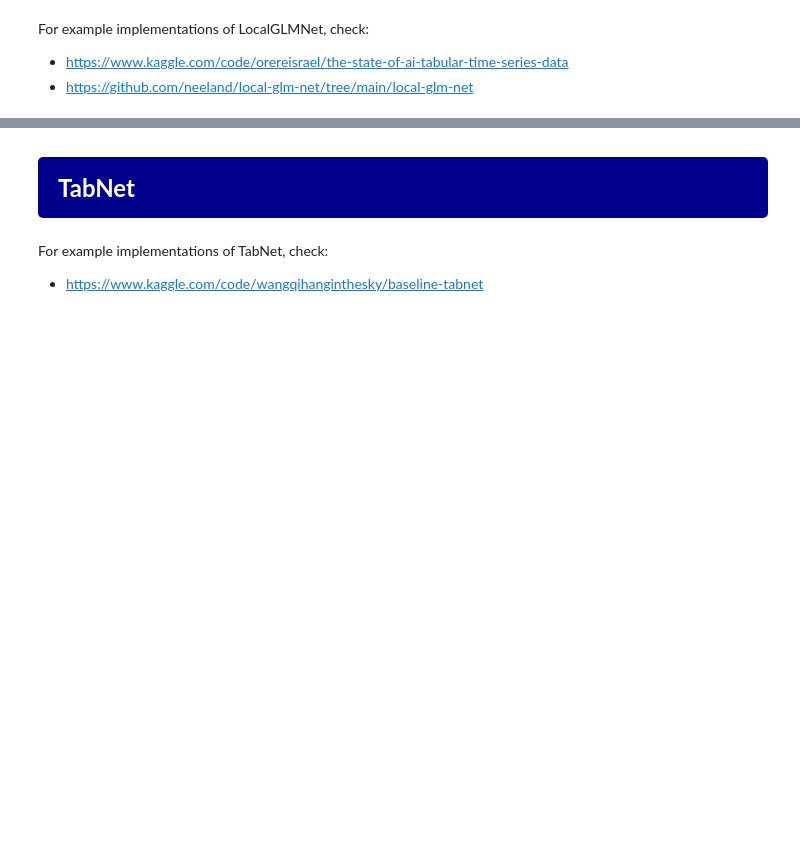
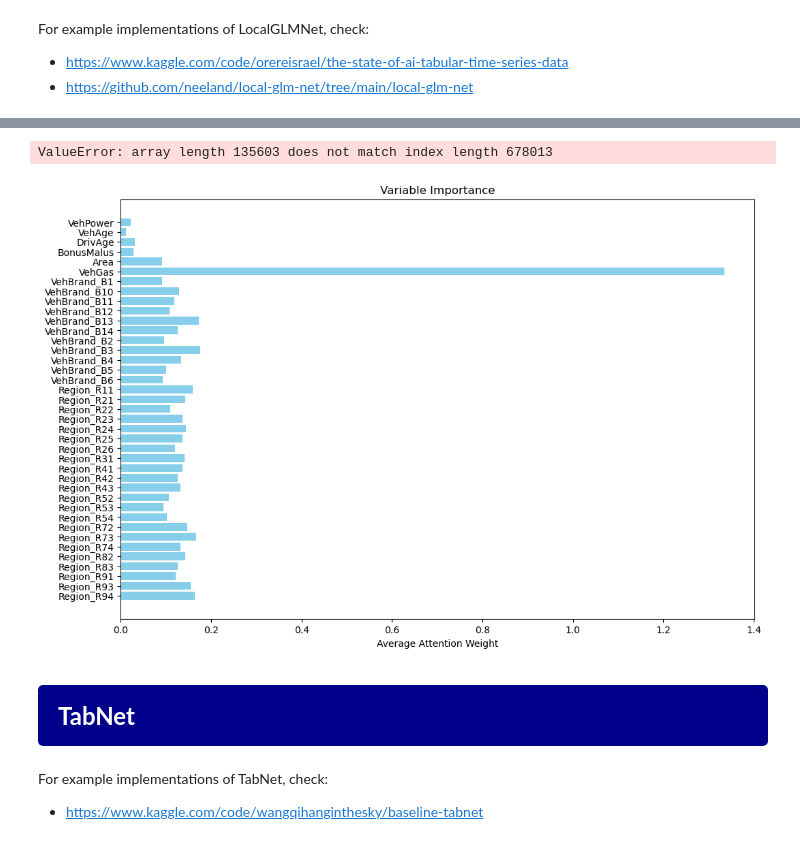
Before and after one commit to bart-custers/DL_for_Actuaries, a Jupyter notebook: notebooks/DL_for_Actuaries.ipynb, the cells around one changed output, grey strips where cells are left out. Cells and saved outputs as stored; diff of their text form; code cells hidden in the pictures; blank space fills up the shorter version.

```diff
--- a/notebooks/DL_for_Actuaries.ipynb
+++ b/notebooks/DL_for_Actuaries.ipynb
@@ -375,3 +573,71 @@ evaluate_model("LocalGLMNet", y_test, localglmnet_preds_test)
+# %%
+
+def plot_attention_weights_for_feature(attentions, feature_values, feature_name, is_categorical=False, bins=10):
+    """
+    Plots the attention weights for a specific feature.
+
+    Parameters:
+    attentions: Array of attention weights (n_samples, n_features)
+    feature_values: Array of feature values (n_samples,)
+    feature_name: Name of the feature to plot
+    is_categorical: Whether the feature is categorical
+    bins: Number of bins for numerical features
+    """
+    # Extract attention weights for the specific feature
+    feature_index = feature_names.index(feature_name)
+    feature_attentions = attentions[:, feature_index]
+
+    if is_categorical:
+        # For categorical features, group by category
+        data = pd.DataFrame({'Feature': feature_values, 'Attention': feature_attentions})
+        attention_means = data.groupby('Feature')['Attention'].mean()
+        attention_means.plot(kind='bar', figsize=(10, 6))
+        plt.xlabel(feature_name)
+        plt.ylabel('Average Attention Weight')
+        plt.title(f'Attention Weights for {feature_name}')
+    else:
+        # For numerical features, bin the feature values
+        data = pd.DataFrame({'Feature': feature_values, 'Attention': feature_attentions})
+        data['Feature_Binned'] = pd.cut(data['Feature'], bins=bins)
+        attention_means = data.groupby('Feature_Binned')['Attention'].mean()
+        attention_means.plot(kind='bar', figsize=(10, 6))
+        plt.xlabel(f'{feature_name} (Binned)')
+        plt.ylabel('Average Attention Weight')
+        plt.title(f'Attention Weights for {feature_name}')
+
+    plt.show()
+
+# Example usage:
+# Assuming attentions is an array of shape (n_samples, n_features)
+# and feature_values is the array of values for the specific feature
+plot_attention_weights_for_feature(attentions, X['VehPower'], 'VehPower', is_categorical=False, bins=10)
+# %% [output]
+ValueError: array length 135603 does not match index length 678013
+# %%
+def plot_variable_importance(attentions, feature_names):
+    """
+    Plots the variable importance based on average attention weights.
+
+    Parameters:
+    attentions: Array of attention weights (n_samples, n_features)
+    feature_names: List of feature names
+    """
+    # Calculate the average attention weight for each feature
+    avg_absolute_attention_weights = np.mean(np.abs(attentions), axis=0)
+
+    # Create a bar plot for variable importance
+    plt.figure(figsize=(12, 8))
+    plt.barh(feature_names, avg_absolute_attention_weights, color='skyblue')
+    plt.xlabel('Average Attention Weight')
+    plt.title('Variable Importance')
+    plt.gca().invert_yaxis()  # Invert y-axis to have the most important feature at the top
+    plt.show()
+
+# Example usage:
+# Assuming attentions is an array of shape (n_samples, n_features)
+plot_variable_importance(attentions, feature_names)
+# %% [output]
+[figure, added]
 # %% [markdown]
 <a id="tabnet"></a>
 <div style="padding:20px;color:white;margin:0;font-size:24px;font-family:Georgia;text-align:left;display:fill;border-radius:5px;background-color:darkblue;overflow:hidden"><b>TabNet</b></div>
```
Also changed, not shown: parts of 21 cells of this notebook.
